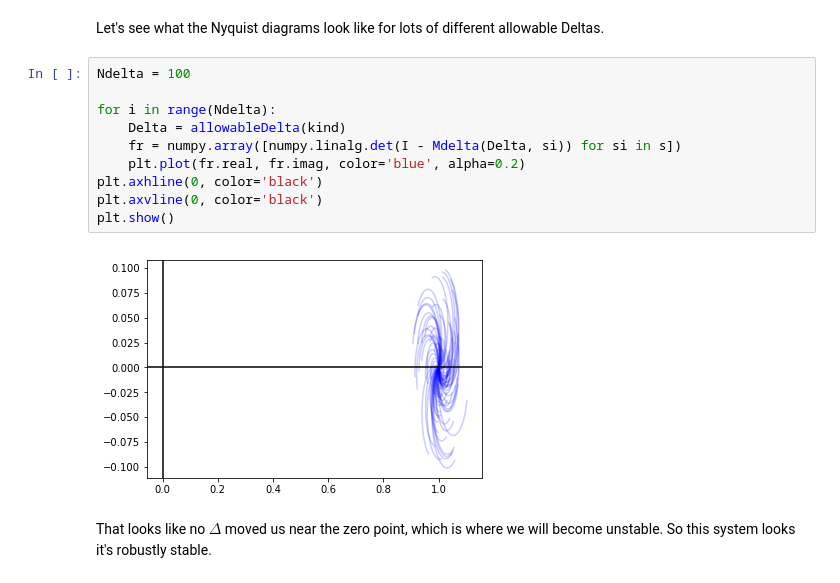
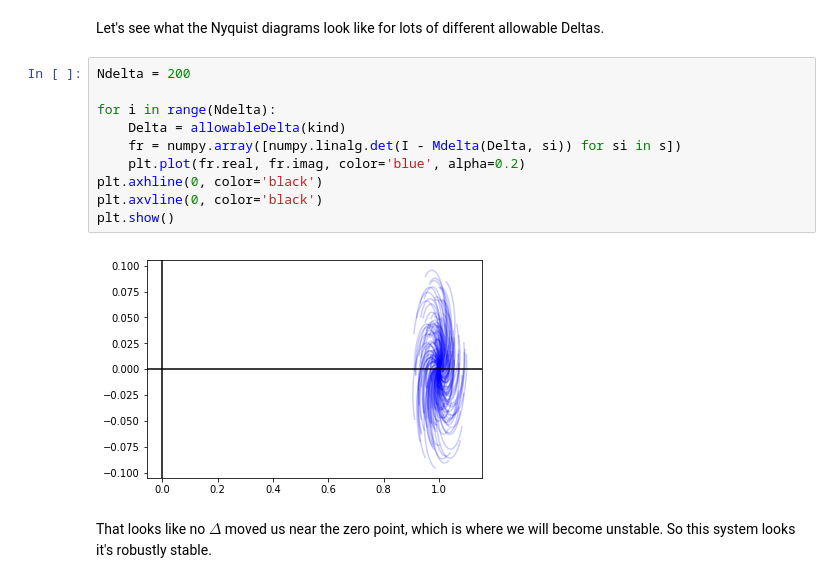
Before and after one commit to alchemyst/Skogestad-Python, a Jupyter notebook: notebooks/Robust stability.ipynb, the cells around one changed output. Saved outputs shown, nothing was run; the diff lists cells and outputs as text.

```diff
--- a/notebooks/Robust stability.ipynb
+++ b/notebooks/Robust stability.ipynb
@@ -84,17 +87,17 @@ kind = diagonalDelta
 # %% [markdown]
 Let's see what the Nyquist diagrams look like for lots of different allowable Deltas.
 # %%
-Ndelta = 100
+Ndelta = 200
 
 for i in range(Ndelta):
     Delta = allowableDelta(kind)
     fr = numpy.array([numpy.linalg.det(I - Mdelta(Delta, si)) for si in s])
     plt.plot(fr.real, fr.imag, color='blue', alpha=0.2)
 plt.axhline(0, color='black')
 plt.axvline(0, color='black')
 plt.show()
 # %% [output]
-[figure, old version]
+[figure, new version]
 # %% [markdown]
 That looks like no $\Delta$ moved us near the zero point, which is where we will become unstable. So this system looks it's robustly stable.
 # %% [markdown]
```
Also changed, not shown: parts of 7 cells of this notebook, 2 other files.
